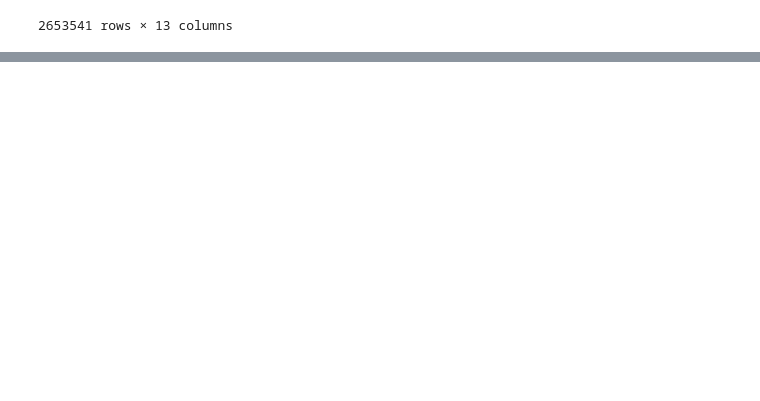
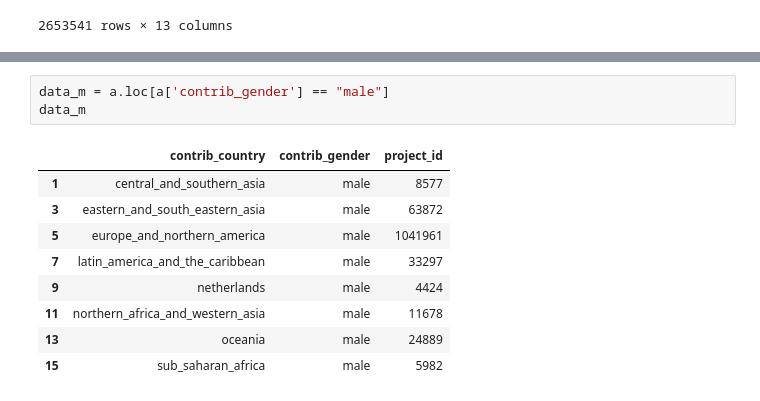
Before and after one commit to manvapatel/CS-846-Project, a Jupyter notebook: CS846-Data.ipynb, the cells around one changed output, grey strips where cells are left out. Saved outputs shown, nothing was run; the diff lists cells and outputs as text; blank space fills up the shorter version.

```diff
--- a/CS846-Data.ipynb
+++ b/CS846-Data.ipynb
@@ -137,0 +135,13 @@ data_us
+# %%
+data_m = a.loc[a['contrib_gender'] == "male"]
+data_m
+# %% [output]
+|  | contrib_country | contrib_gender | project_id |
+| 1 | central_and_southern_asia | male | 8577 |
+| 3 | eastern_and_south_eastern_asia | male | 63872 |
+| 5 | europe_and_northern_america | male | 1041961 |
+| 7 | latin_america_and_the_caribbean | male | 33297 |
+| 9 | netherlands | male | 4424 |
+| 11 | northern_africa_and_western_asia | male | 11678 |
+| 13 | oceania | male | 24889 |
+| 15 | sub_saharan_africa | male | 5982 |
```
Also changed, not shown: parts of 14 cells of this notebook.
